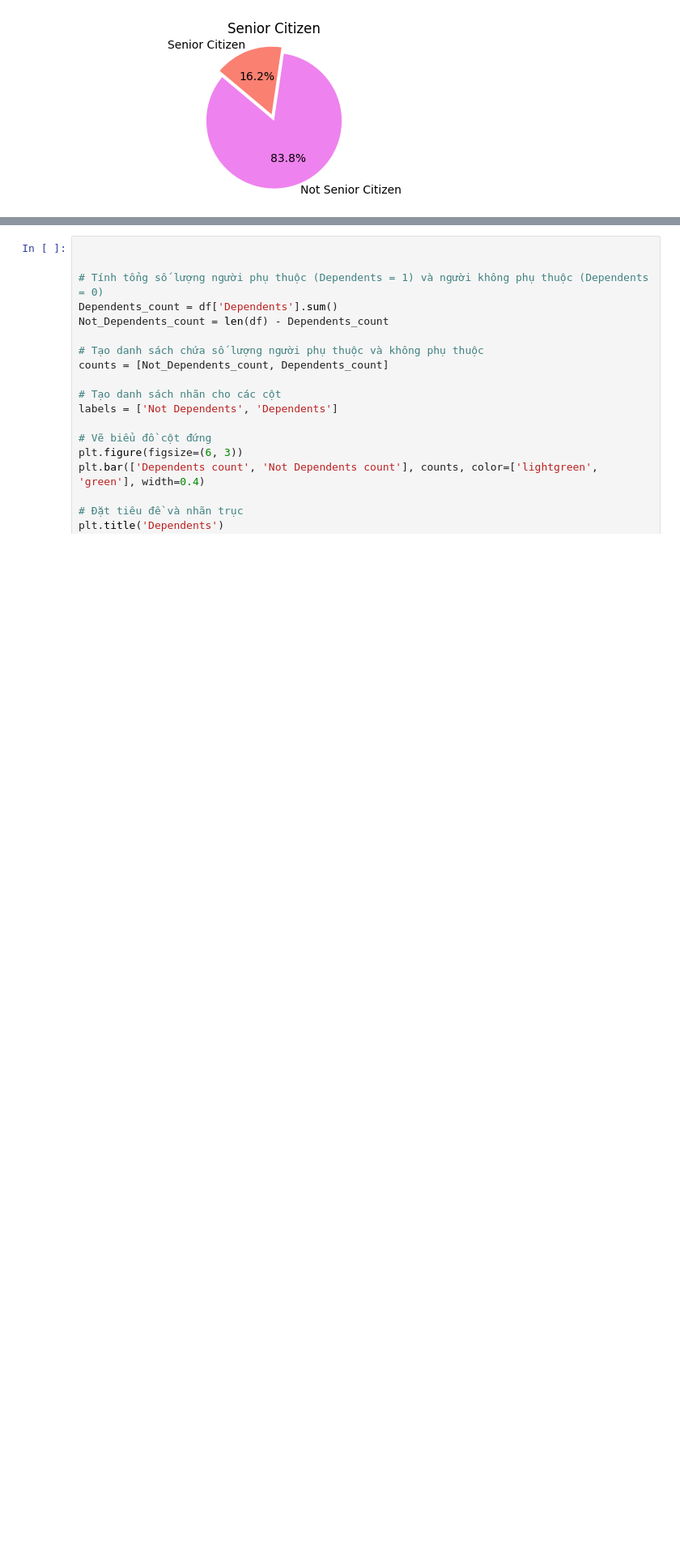
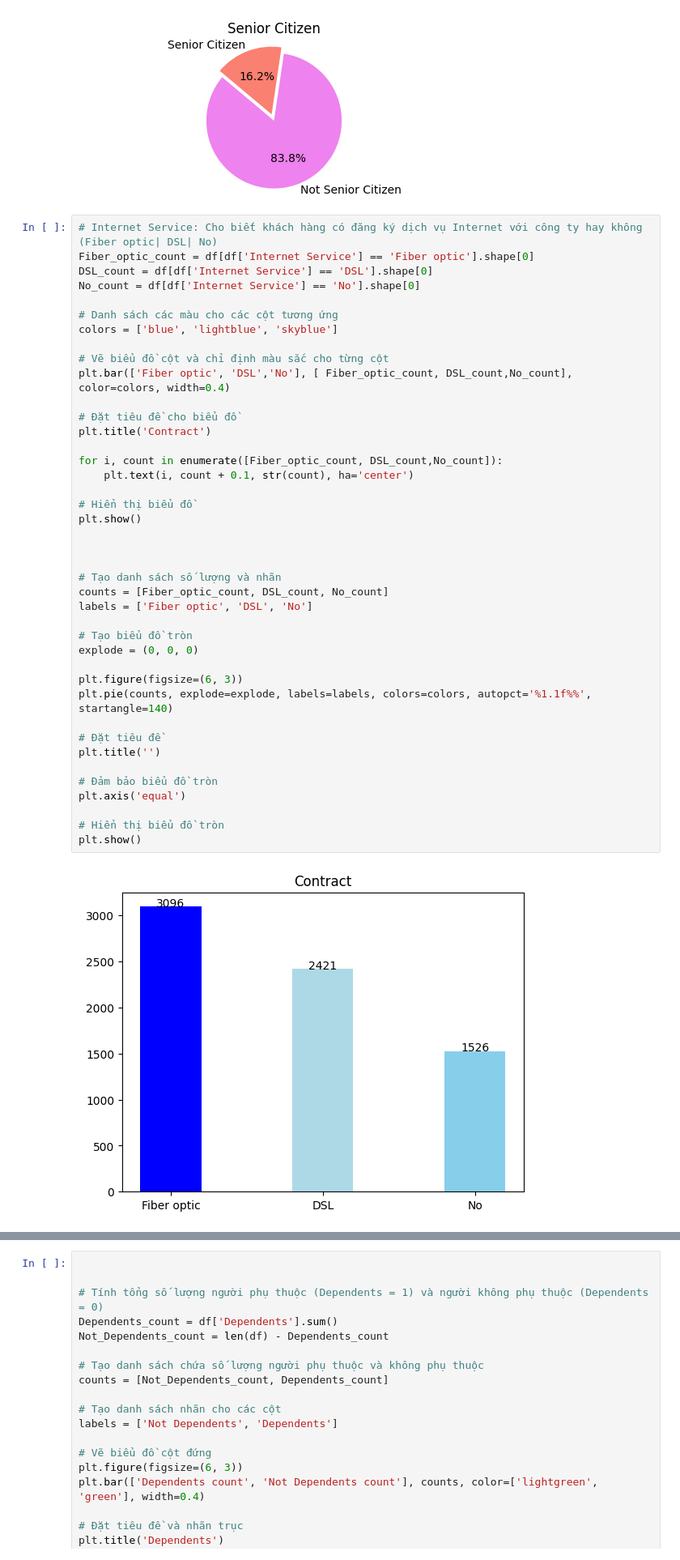
Before and after one commit to neyud/LTCSDL, a Jupyter notebook: churn_telco (1).ipynb, the cells around one changed output, grey strips where cells are left out. Shown at 81% size. Drawn from its saved outputs; the diff is of its cells as text; blank space fills up the shorter version.

```diff
--- a/churn_telco (1).ipynb
+++ b/churn_telco (1).ipynb
@@ -352,3 +352,46 @@ plt.show()
 # %% [output]
 [figure]
 [figure]
+# %%
+# Internet Service: Cho biết khách hàng có đăng ký dịch vụ Internet với công ty hay không (Fiber optic| DSL| No)
+Fiber_optic_count = df[df['Internet Service'] == 'Fiber optic'].shape[0]
+DSL_count = df[df['Internet Service'] == 'DSL'].shape[0]
+No_count = df[df['Internet Service'] == 'No'].shape[0]
+
+# Danh sách các màu cho các cột tương ứng
+colors = ['blue', 'lightblue', 'skyblue']
+
+# Vẽ biểu đồ cột và chỉ định màu sắc cho từng cột
+plt.bar(['Fiber optic', 'DSL','No'], [ Fiber_optic_count, DSL_count,No_count], color=colors, width=0.4)
+
+# Đặt tiêu đề cho biểu đồ
+plt.title('Contract')
+
+for i, count in enumerate([Fiber_optic_count, DSL_count,No_count]):
+    plt.text(i, count + 0.1, str(count), ha='center')
+
+# Hiển thị biểu đồ
+plt.show()
+
+
+
+# Tạo danh sách số lượng và nhãn
+counts = [Fiber_optic_count, DSL_count, No_count]
+labels = ['Fiber optic', 'DSL', 'No']
+
+# Tạo biểu đồ tròn
+explode = (0, 0, 0)
+
+plt.figure(figsize=(6, 3))
+plt.pie(counts, explode=explode, labels=labels, colors=colors, autopct='%1.1f%%', startangle=140)
+
+# Đặt tiêu đề
+plt.title('')
+
+# Đảm bảo biểu đồ tròn
+plt.axis('equal')
+
+# Hiển thị biểu đồ tròn
+plt.show()
+# %% [output]
+[figure, added]
```
Also changed, not shown: parts of 1 cell of this notebook.
